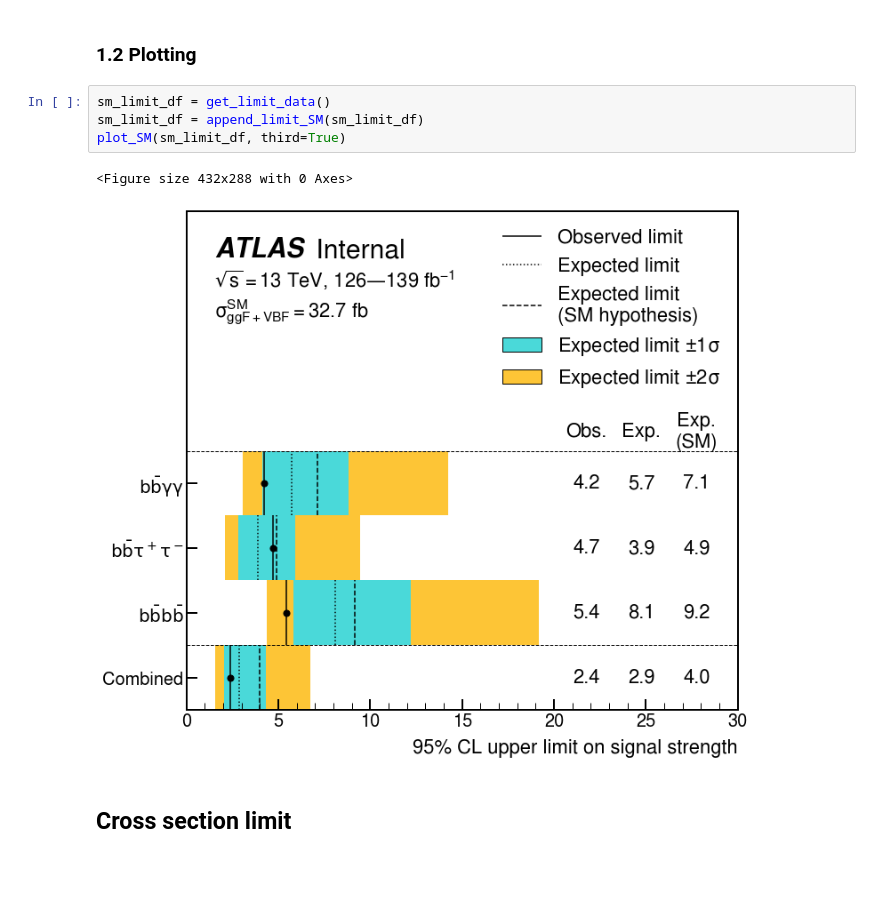
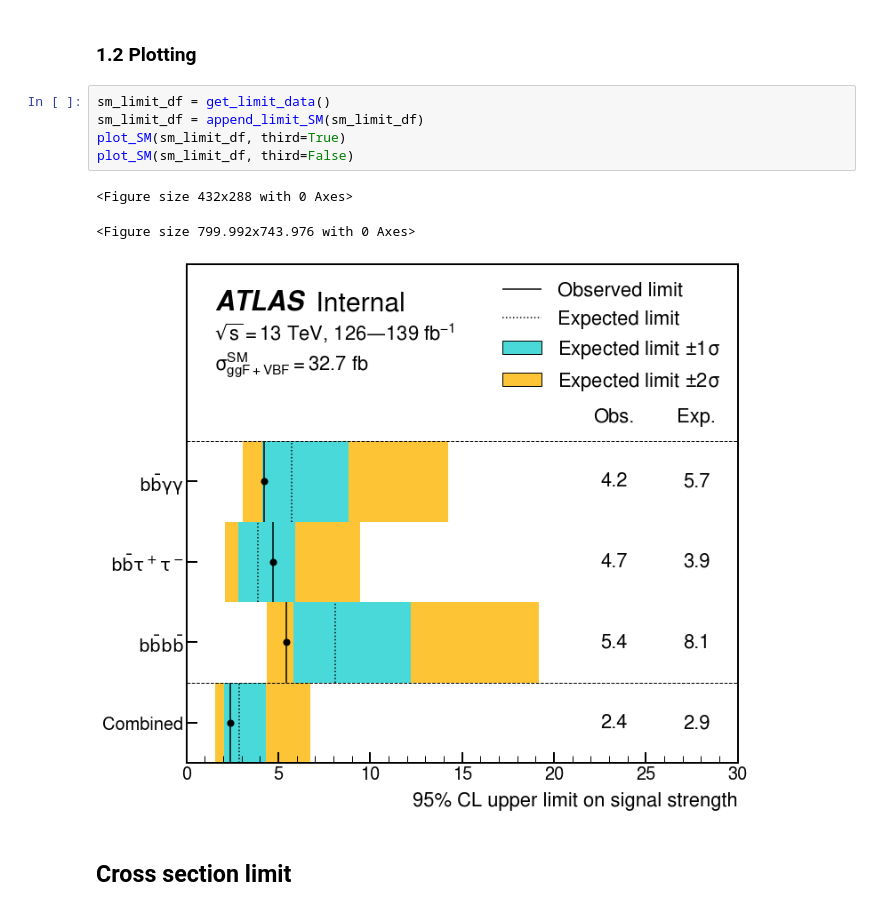
Before and after one commit to dyl64/hh_combination_fw, a Jupyter notebook: tutorials/HHH2022/GenPlots.ipynb, the cells around one changed output. Saved outputs shown, nothing was run; the diff lists cells and outputs as text; blank space fills up the shorter version.

Commit message:
Plots for ATLAS circulation

```diff
--- a/tutorials/HHH2022/GenPlots.ipynb
+++ b/tutorials/HHH2022/GenPlots.ipynb
@@ -109,10 +130,12 @@ def plot_SM(sm_limit_df, third = False):
 # %%
 sm_limit_df = get_limit_data()
 sm_limit_df = append_limit_SM(sm_limit_df)
 plot_SM(sm_limit_df, third=True)
+plot_SM(sm_limit_df, third=False)
 # %% [output]
 <Figure size 432x288 with 0 Axes>
+<Figure size 799.992x743.976 with 0 Axes>
-[figure, old version]
+[figure, new version]
 # %% [markdown]
 ## Cross section limit
 # %%
```
Also changed, not shown: parts of 19 cells of this notebook, 2 other files.
